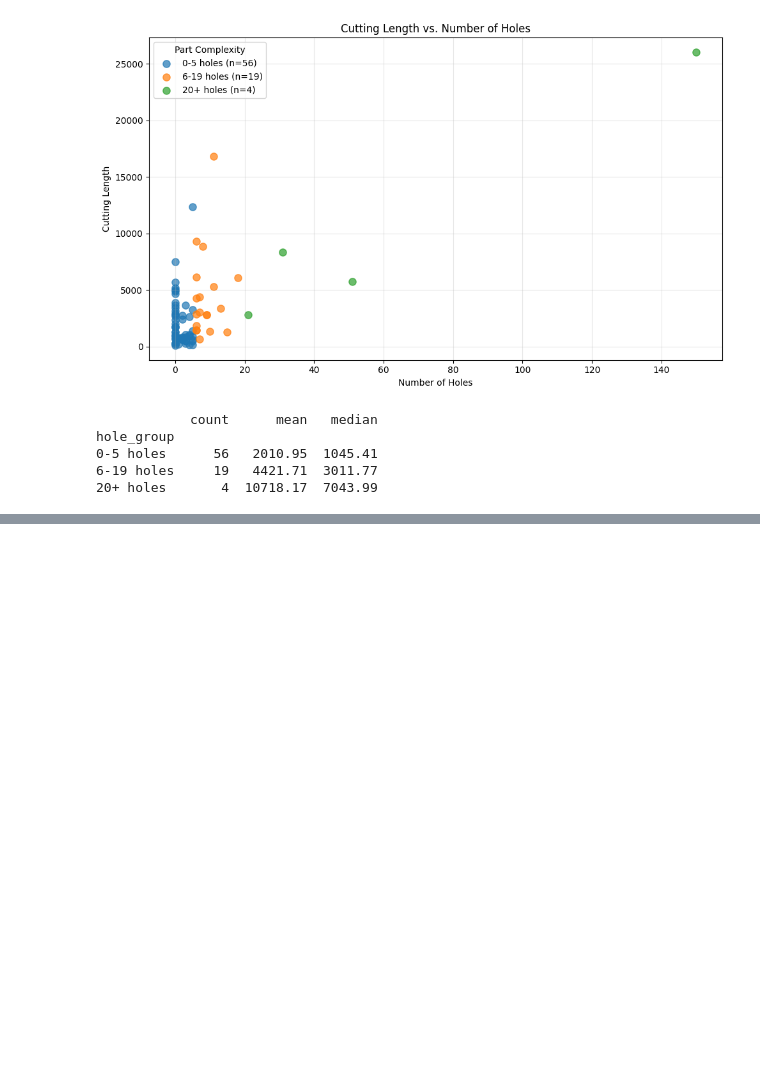
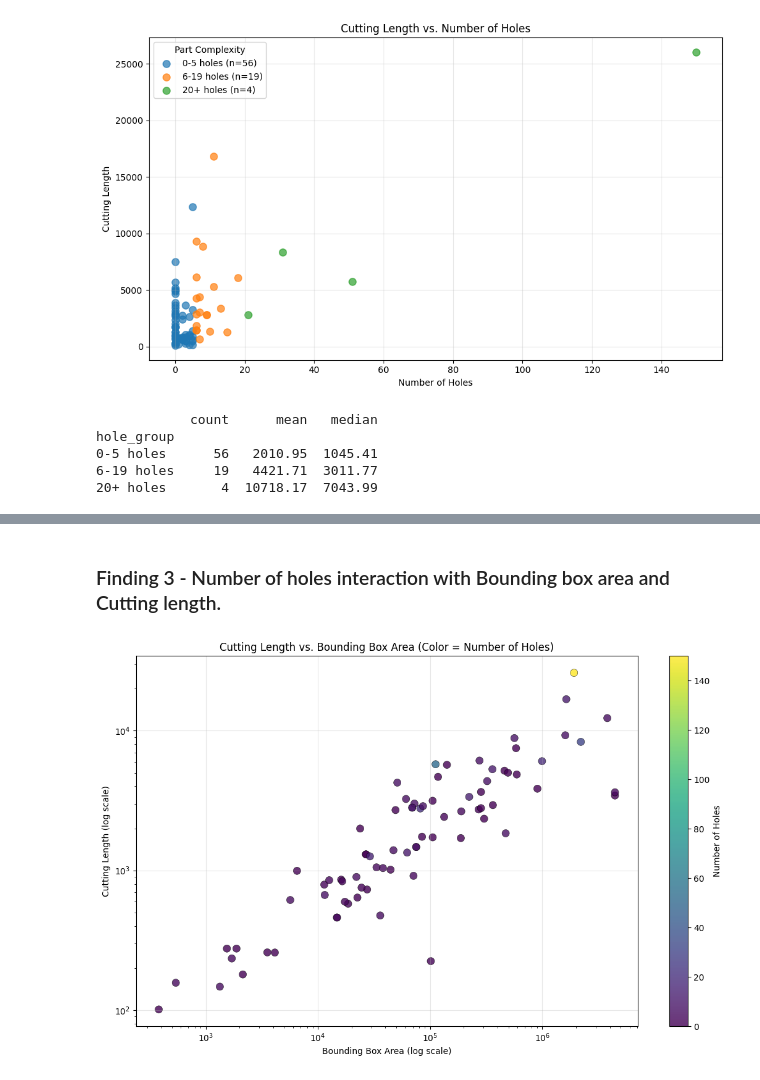
Before and after one commit to stawata/Challange_1_LaserCut-GmbH, a Jupyter notebook: DSF4E_Challenge1-2/LaserCut_EDA_Feature_Exploration.ipynb, the cells around one changed output, grey strips where cells are left out. Drawn from its saved outputs; the diff is of its cells as text; code cells hidden in the pictures; blank space fills up the shorter version.

```diff
--- a/DSF4E_Challenge1-2/LaserCut_EDA_Feature_Exploration.ipynb
+++ b/DSF4E_Challenge1-2/LaserCut_EDA_Feature_Exploration.ipynb
@@ -641,0 +638,58 @@ Mention factors not represented by these geometric features, such as material, t
+# %% [markdown]
+### Finding 3 - Number of holes interaction with Bounding box area and Cutting length.
+# %%
+
+import pandas as pd
+import matplotlib.pyplot as plt
+
+# Prepare data
+analysis_df = df[
+    ["bounding_box_area", "cutting_length", "number_of_holes"]
+].copy()
+
+for col in analysis_df.columns:
+    analysis_df[col] = pd.to_numeric(
+        analysis_df[col], errors="coerce"
+    )
+
+analysis_df = analysis_df.dropna()
+
+# Remove invalid values for logarithmic visualization
+analysis_df = analysis_df[
+    (analysis_df["bounding_box_area"] > 0) &
+    (analysis_df["cutting_length"] > 0) &
+    (analysis_df["number_of_holes"] >= 0)
+]
+
+# Scatterplot
+fig, ax = plt.subplots(figsize=(11, 7))
+
+scatter = ax.scatter(
+    analysis_df["bounding_box_area"],
+    analysis_df["cutting_length"],
+    c=analysis_df["number_of_holes"],
+    cmap="viridis",
+    s=75,
+    alpha=0.8,
+    edgecolors="black",
+    linewidths=0.4
+)
+
+ax.set_xscale("log")
+ax.set_yscale("log")
+
+cbar = plt.colorbar(scatter, ax=ax)
+cbar.set_label("Number of Holes")
+
+ax.set_title(
+    "Cutting Length vs. Bounding Box Area"
+    " (Color = Number of Holes)"
+)
+ax.set_xlabel("Bounding Box Area (log scale)")
+ax.set_ylabel("Cutting Length (log scale)")
+
+ax.grid(alpha=0.3)
+plt.tight_layout()
+plt.show()
+# %% [output]
+[figure, added]
```
Also changed, not shown: parts of 25 cells of this notebook.
